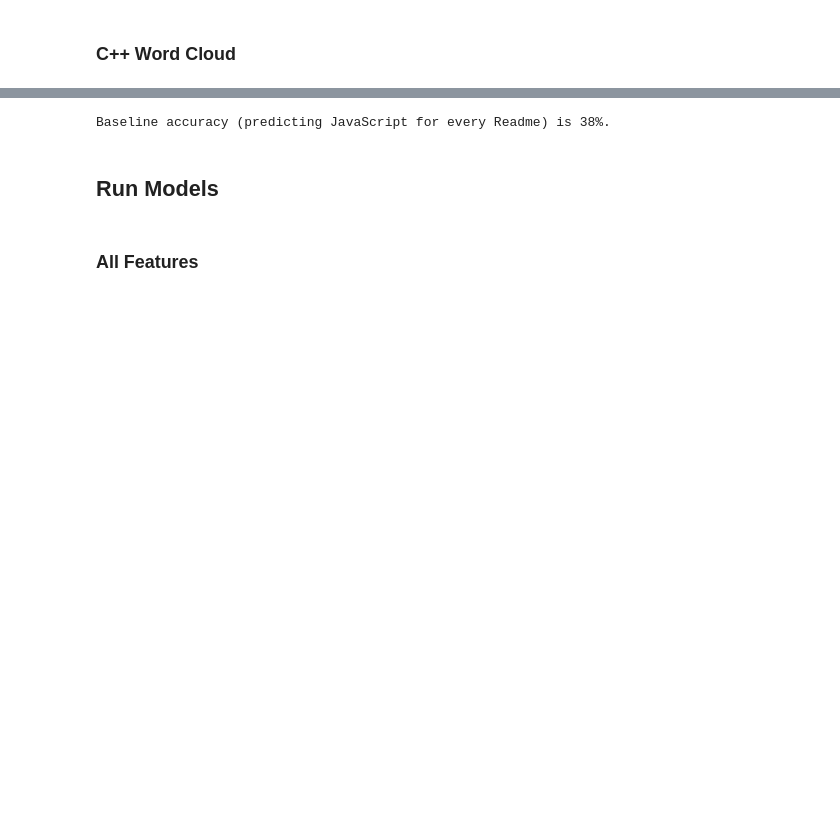
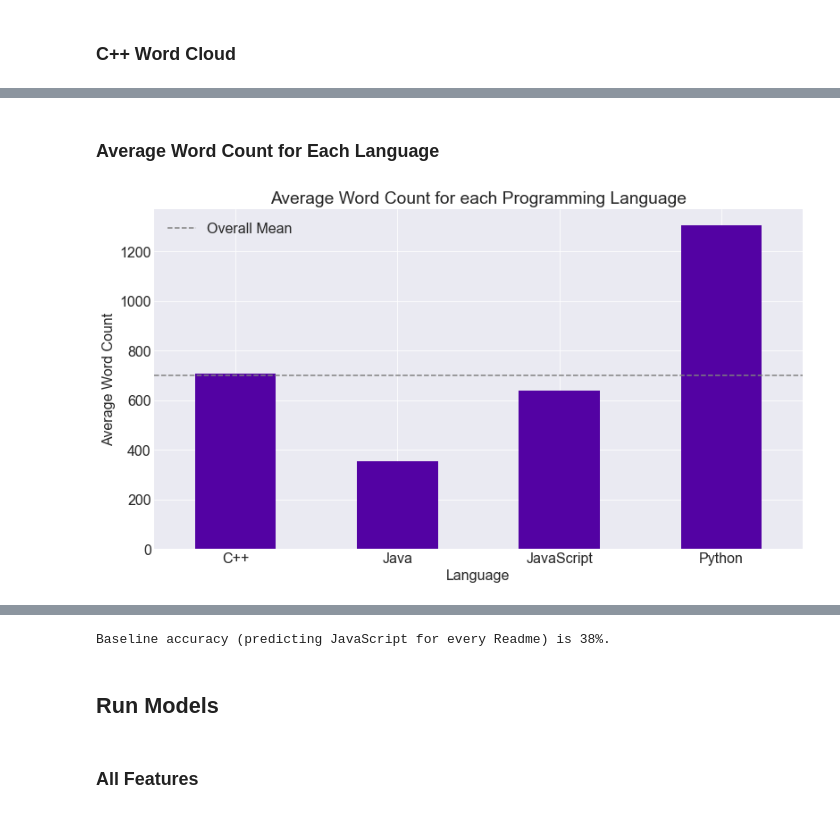
Before and after one commit to team-nlp-project/team-nlp-project, a Jupyter notebook: predicting_repository_language_final.ipynb, the cells around one changed output, grey strips where cells are left out. Cells and saved outputs as stored; diff of their text form; code cells hidden in the pictures; blank space fills up the shorter version.

```diff
--- a/predicting_repository_language_final.ipynb
+++ b/predicting_repository_language_final.ipynb
@@ -406,0 +434,12 @@ plt.show()
+# %% [markdown]
+### Average Word Count for Each Language
+# %%
+df.groupby('language').word_count.mean().plot.bar(label='')
+plt.title('Average Word Count for each Programming Language')
+plt.xlabel('Language')
+plt.ylabel('Average Word Count')
+plt.axhline(y=df.word_count.mean(), color='gray', ls='--', label = 'Overall Mean')
+plt.xticks(rotation=0)
+plt.legend();
+# %% [output]
+[figure, added]
```
Also changed, not shown: parts of 32 cells of this notebook.
